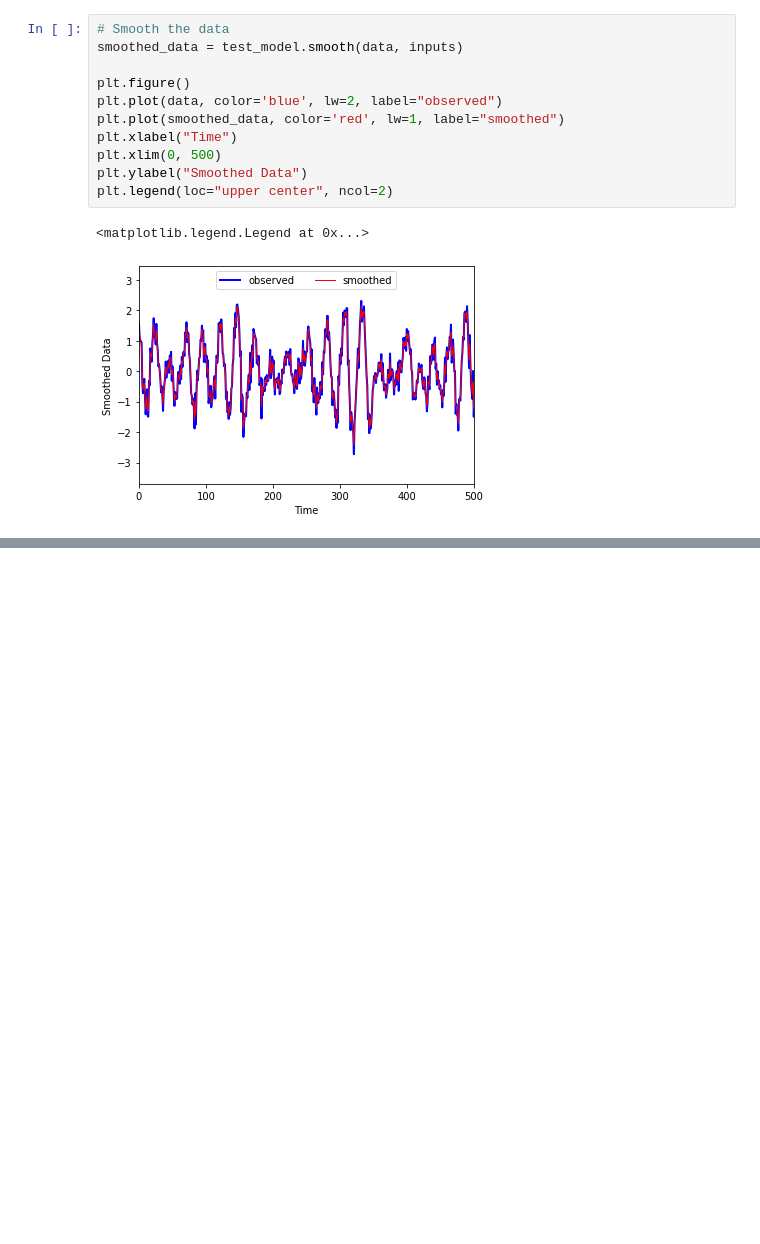
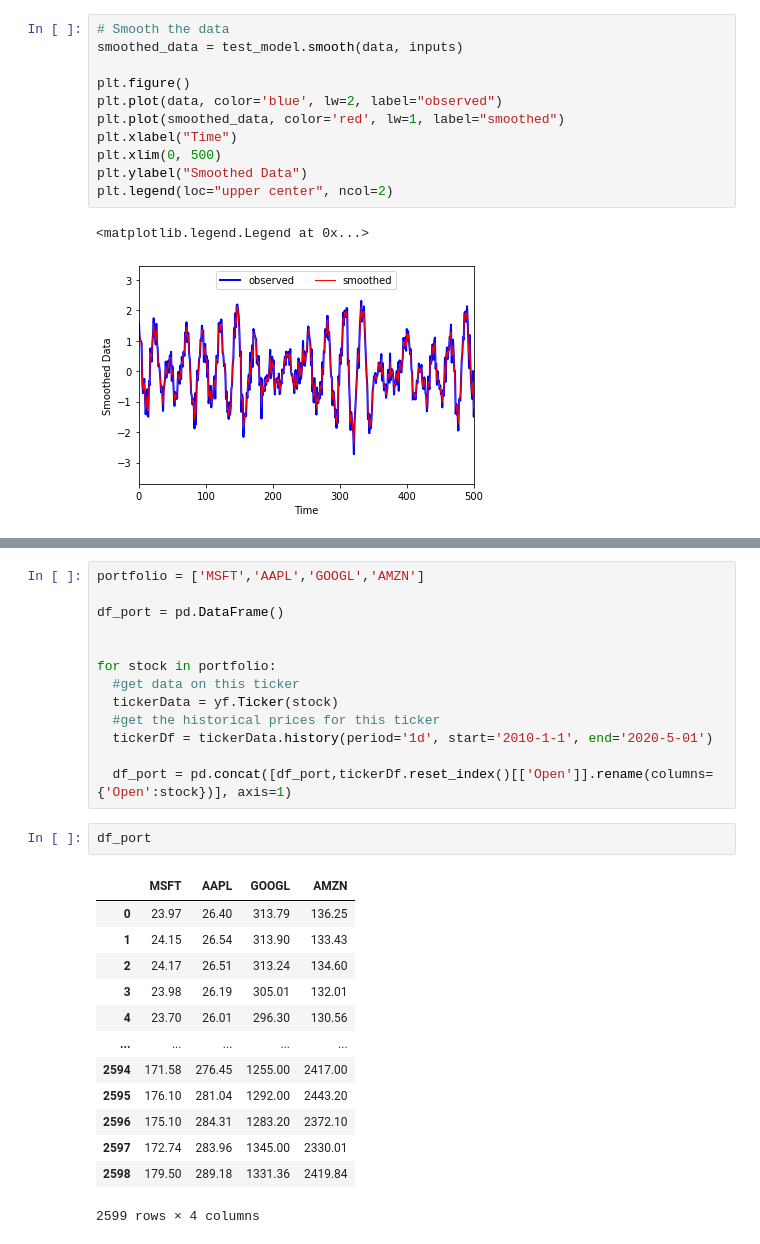
Before and after one commit to ngngocsonan2610/AI-in-Finance, a Jupyter notebook: pydls.ipynb, the cells around one changed output, grey strips where cells are left out. Saved outputs shown, nothing was run; the diff lists cells and outputs as text; blank space fills up the shorter version.

```diff
--- a/pydls.ipynb
+++ b/pydls.ipynb
@@ -166,0 +249,29 @@ Iteration:  10  Objective:  -3.5311648929658304e+17     Avg Grad:  -105936061187
+# %%
+portfolio = ['MSFT','AAPL','GOOGL','AMZN']
+
+df_port = pd.DataFrame()
+
+
+for stock in portfolio:
+  #get data on this ticker
+  tickerData = yf.Ticker(stock)
+  #get the historical prices for this ticker
+  tickerDf = tickerData.history(period='1d', start='2010-1-1', end='2020-5-01')
+
+  df_port = pd.concat([df_port,tickerDf.reset_index()[['Open']].rename(columns={'Open':stock})], axis=1)
+# %%
+df_port
+# %% [output]
+|  | MSFT | AAPL | GOOGL | AMZN |
+| 0 | 23.97 | 26.40 | 313.79 | 136.25 |
+| 1 | 24.15 | 26.54 | 313.90 | 133.43 |
+| 2 | 24.17 | 26.51 | 313.24 | 134.60 |
+| 3 | 23.98 | 26.19 | 305.01 | 132.01 |
+| 4 | 23.70 | 26.01 | 296.30 | 130.56 |
+| ... | ... | ... | ... | ... |
+| 2594 | 171.58 | 276.45 | 1255.00 | 2417.00 |
+| 2595 | 176.10 | 281.04 | 1292.00 | 2443.20 |
+| 2596 | 175.10 | 284.31 | 1283.20 | 2372.10 |
+| 2597 | 172.74 | 283.96 | 1345.00 | 2330.01 |
+| 2598 | 179.50 | 289.18 | 1331.36 | 2419.84 |
+2599 rows × 4 columns
```
Also changed, not shown: parts of 19 cells of this notebook.
